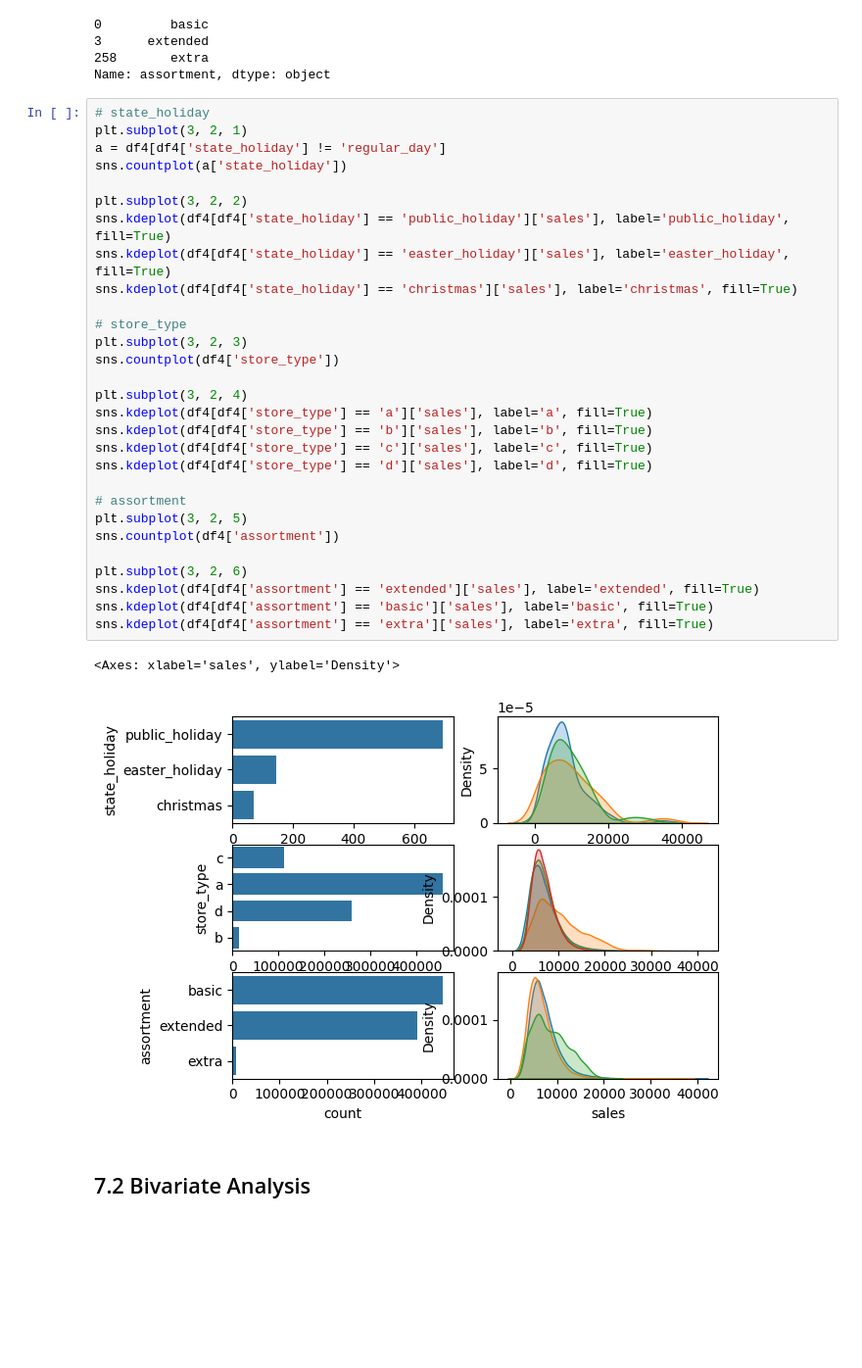
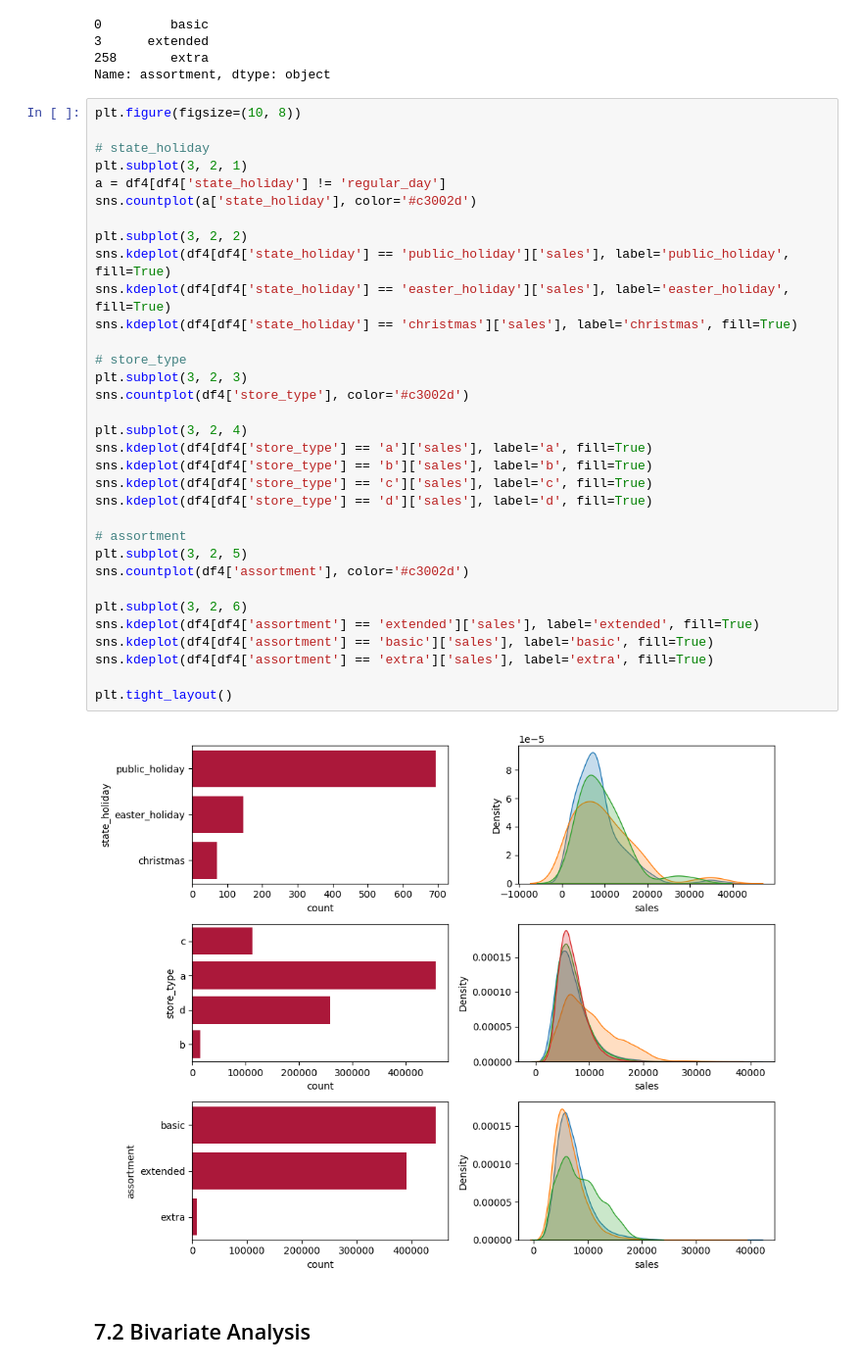
Before and after one commit to felipevalory/previsao_de_vendas, a Jupyter notebook: index.ipynb, the cells around one changed output. Shown at 98% size. Cells and saved outputs as stored; diff of their text form; blank space fills up the shorter version.

```diff
--- a/index.ipynb
+++ b/index.ipynb
@@ -614,37 +618,40 @@ df4['assortment'].drop_duplicates()
 258       extra
 Name: assortment, dtype: object
 # %%
+plt.figure(figsize=(10, 8))
+
 # state_holiday
 plt.subplot(3, 2, 1)
 a = df4[df4['state_holiday'] != 'regular_day']
-sns.countplot(a['state_holiday'])
+sns.countplot(a['state_holiday'], color='#c3002d')
 
 plt.subplot(3, 2, 2)
 sns.kdeplot(df4[df4['state_holiday'] == 'public_holiday']['sales'], label='public_holiday', fill=True)
 sns.kdeplot(df4[df4['state_holiday'] == 'easter_holiday']['sales'], label='easter_holiday', fill=True)
 sns.kdeplot(df4[df4['state_holiday'] == 'christmas']['sales'], label='christmas', fill=True)
 
 # store_type
 plt.subplot(3, 2, 3)
-sns.countplot(df4['store_type'])
+sns.countplot(df4['store_type'], color='#c3002d')
 
 plt.subplot(3, 2, 4)
 sns.kdeplot(df4[df4['store_type'] == 'a']['sales'], label='a', fill=True)
 sns.kdeplot(df4[df4['store_type'] == 'b']['sales'], label='b', fill=True)
 sns.kdeplot(df4[df4['store_type'] == 'c']['sales'], label='c', fill=True)
 sns.kdeplot(df4[df4['store_type'] == 'd']['sales'], label='d', fill=True)
 
 # assortment
 plt.subplot(3, 2, 5)
-sns.countplot(df4['assortment'])
+sns.countplot(df4['assortment'], color='#c3002d')
 
 plt.subplot(3, 2, 6)
 sns.kdeplot(df4[df4['assortment'] == 'extended']['sales'], label='extended', fill=True)
 sns.kdeplot(df4[df4['assortment'] == 'basic']['sales'], label='basic', fill=True)
 sns.kdeplot(df4[df4['assortment'] == 'extra']['sales'], label='extra', fill=True)
+
+plt.tight_layout()
 # %% [output]
-<Axes: xlabel='sales', ylabel='Density'>
-[figure, old version]
+[figure, new version]
 # %% [markdown]
 ## 7.2 Bivariate Analysis
 # %% [markdown]
```
Also changed, not shown: parts of 28 cells of this notebook, 9 other files.
